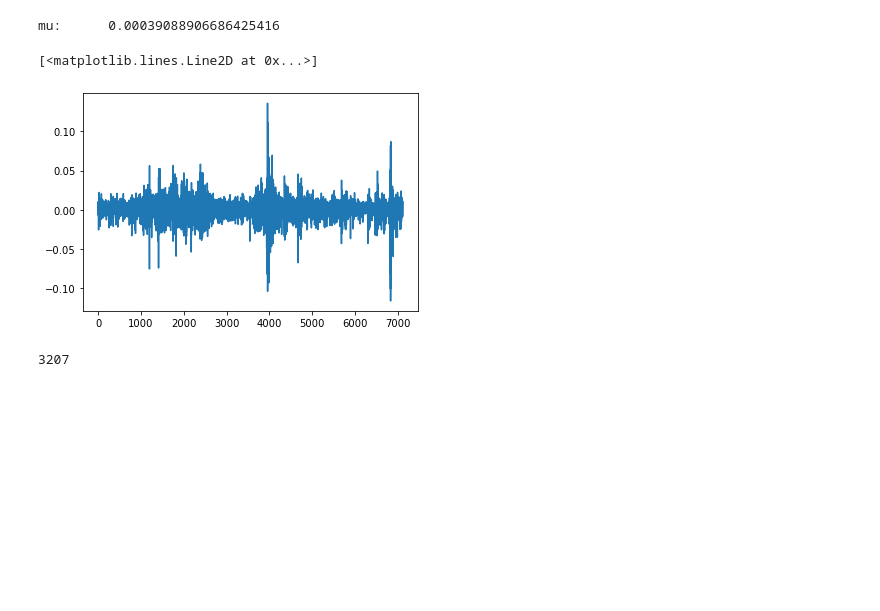
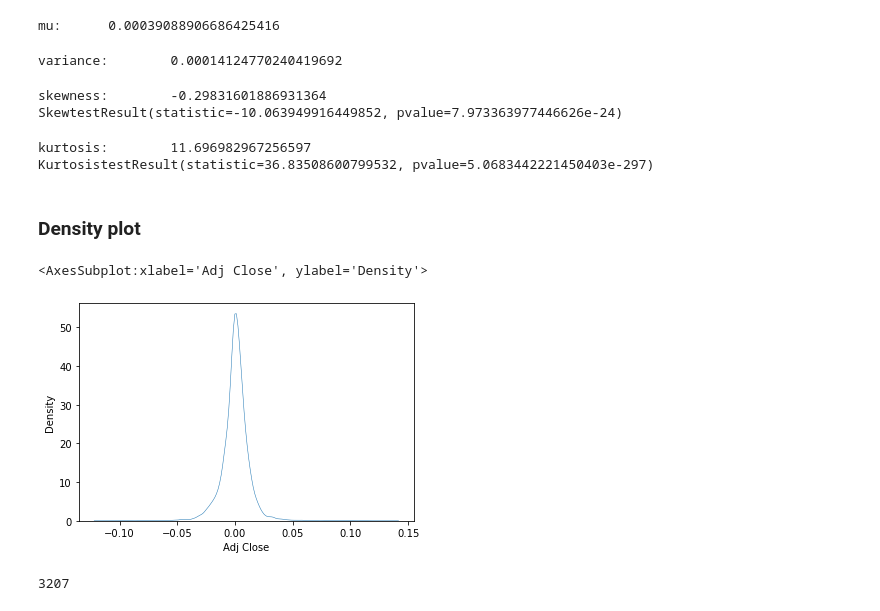
Before and after one commit to ssie-projects/ssie523-abm-markets, a Jupyter notebook: research/Historical Price Analysis.ipynb, the cells around one changed output. Saved outputs shown, nothing was run; the diff lists cells and outputs as text; code cells hidden in the pictures; blank space fills up the shorter version.

```diff
--- a/research/Historical Price Analysis.ipynb
+++ b/research/Historical Price Analysis.ipynb
@@ -86,11 +88,35 @@ mu = np.mean(log_returns)
 print("mu: \t", mu)
 # %% [output]
 mu:      0.00039088906686425416
-# %%
-plt.plot(log_returns)
-# %% [output]
-[<matplotlib.lines.Line2D at 0x...>]
-[figure, removed]
+# %%
+# Variance
+var = pow(np.std(log_returns), 2)
+print("variance: \t", var)
+# %% [output]
+variance:        0.00014124770240419692
+# %%
+# Skewness
+skewness = skew(log_returns)
+print("skewness: \t", skewness)
+print(skewtest(log_returns))
+# %% [output]
+skewness:        -0.29831601886931364
+SkewtestResult(statistic=-10.063949916449852, pvalue=7.973363977446626e-24)
+# %%
+# Kurtosis
+kurt = kurtosis(log_returns)
+print("kurtosis: \t", kurt)
+print(kurtosistest(log_returns))
+# %% [output]
+kurtosis:        11.696982967256597
+KurtosistestResult(statistic=36.83508600799532, pvalue=5.0683442221450403e-297)
+# %% [markdown]
+### Density plot
+# %%
+sns.kdeplot(log_returns, linewidth = 0.5)
+# %% [output]
+<AxesSubplot:xlabel='Adj Close', ylabel='Density'>
+[figure, added]
 # %%
 np.where(np.isnan(np.log(np.diff(df["Adj Close"]))))[0]
 # %% [output]
```
Also changed, not shown: parts of 2 cells of this notebook.
